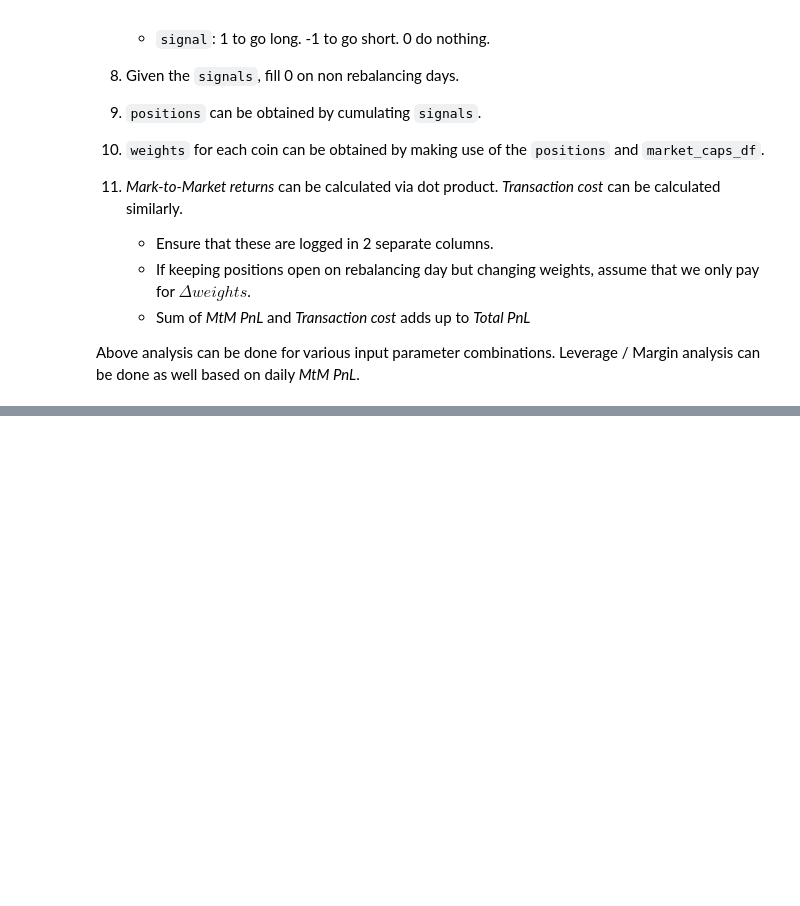
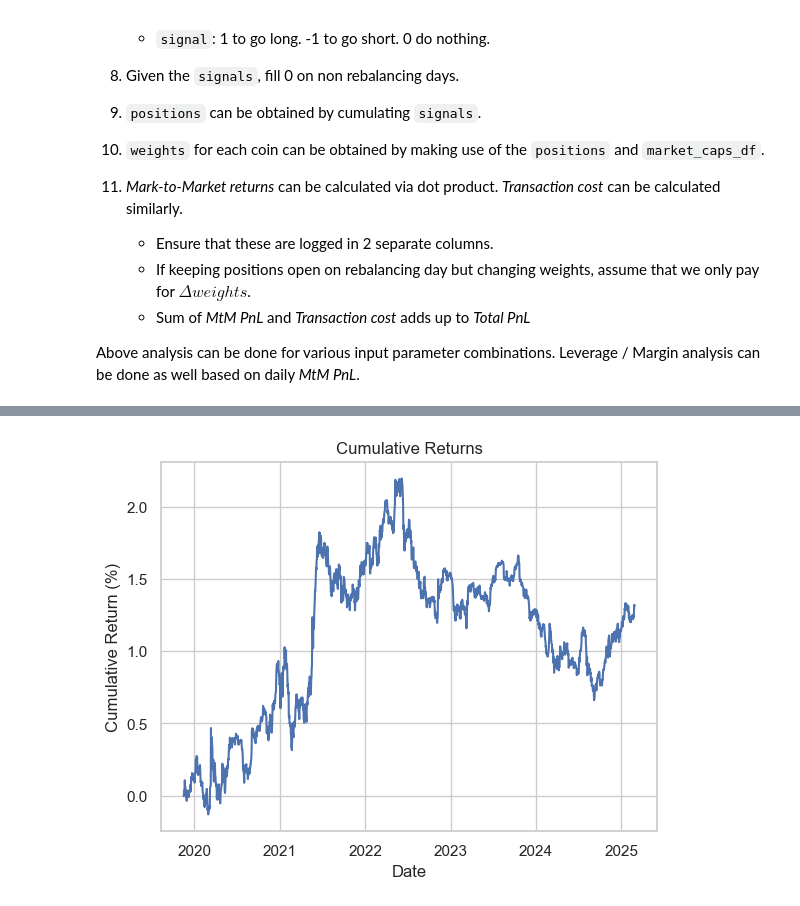
Before and after one commit to andrewpark19/QTS_Final_Project, a Jupyter notebook: QTS_Trading_Project.ipynb, the cells around one changed output, grey strips where cells are left out. Drawn from its saved outputs; the diff is of its cells as text; code cells hidden in the pictures; blank space fills up the shorter version.

Commit message:
Added strategy code

```diff
--- a/QTS_Trading_Project.ipynb
+++ b/QTS_Trading_Project.ipynb
@@ -609,0 +612,14 @@ Above analysis can be done for various input parameter combinations. Leverage /
+# %%
+%reload_ext autoreload
+%autoreload 2
+from strategy import *
+
+prices_df = close_prices.to_pandas()
+prices_df.set_index('date', inplace=True)
+prices_df = prices_df.sort_index(axis=1)
+
+mcap_weights = mcap_port_weights.to_pandas()
+mcap_weights.set_index('date', inplace=True)
+mcap_weights.columns = [col.replace('w_','') for col in mcap_weights.columns]
+
+mcap_weights
@@ -609,0 +641,10 @@ Above analysis can be done for various input parameter combinations. Leverage /
+# %%
+mom_signals = ts_mom_signals(
+    price_data = prices_df,
+    mcap_weights = mcap_weights,
+    lookback_period = 1,
+    percentile_threshold = 0.7,
+    weighting_scheme = 'mcap',
+    burn_in_period = 0
+)
+mom_signals
@@ -609,0 +666,12 @@ Above analysis can be done for various input parameter combinations. Leverage /
+# %%
+backtest = backtest_strategy_V2(
+    price_data = prices_df,
+    signals = mom_signals,
+    holding_period = 5,
+    tx_cost = 0.0015,
+    strat = 'mean_reverting',
+    pos_type = 'long_short',
+    start_day = None,
+    trades_as_df = True
+)
+backtest
@@ -609,0 +693,8 @@ Above analysis can be done for various input parameter combinations. Leverage /
+# %%
+plt.plot(backtest['cumulative_return'])
+plt.title('Cumulative Returns')
+plt.xlabel('Date')
+plt.ylabel('Cumulative Return (%)')
+plt.show()
+# %% [output]
+[figure, added]
```
Also changed, not shown: parts of 5 cells of this notebook, 1 other file.
